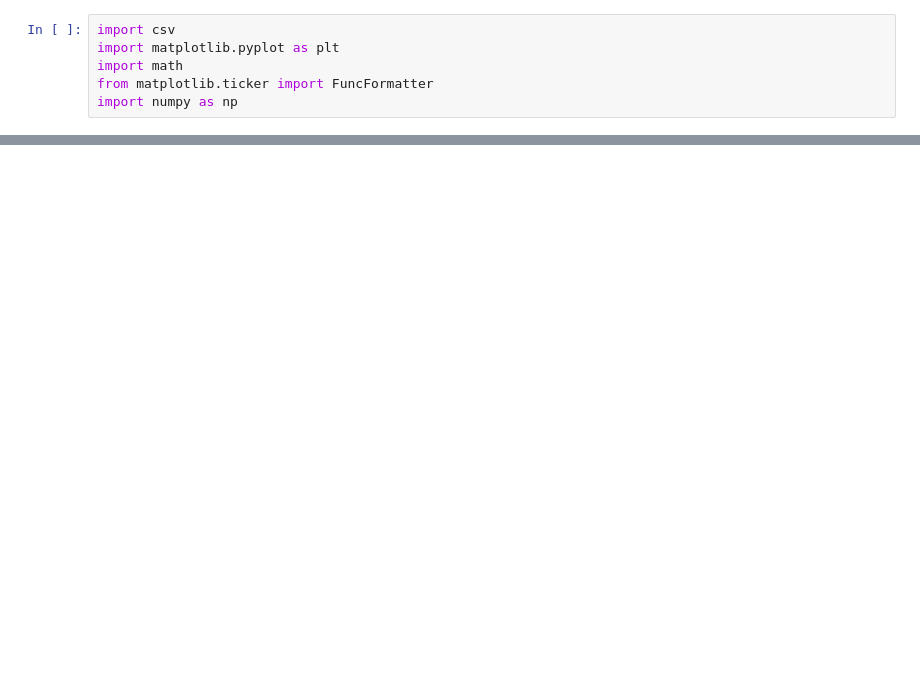
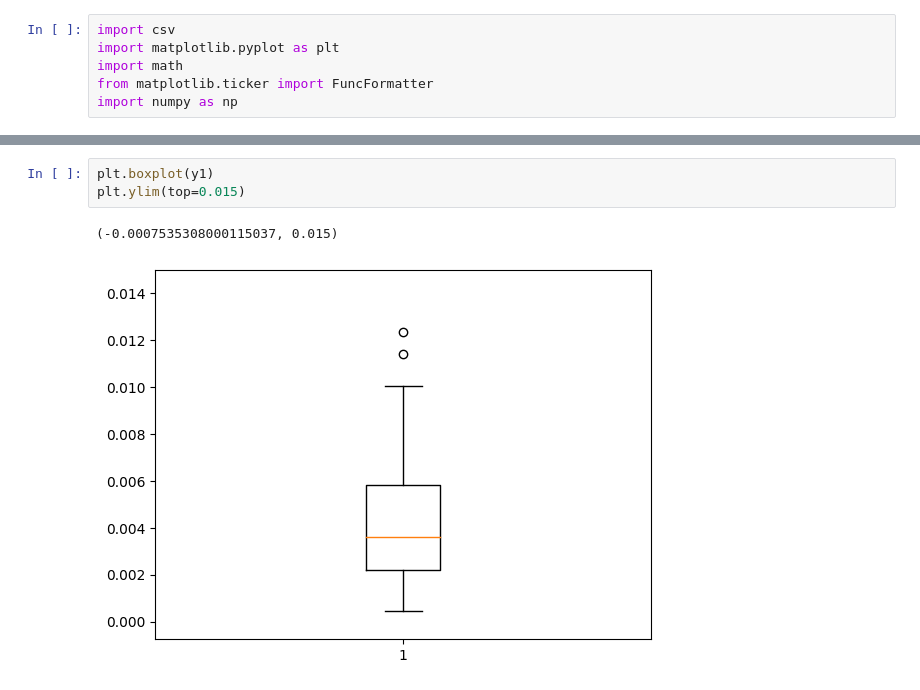
Before and after one commit to btdun2002/UAV, a Jupyter notebook: end_to_end.ipynb, the cells around one changed output, grey strips where cells are left out. Saved outputs shown, nothing was run; the diff lists cells and outputs as text; blank space fills up the shorter version.

```diff
--- a/end_to_end.ipynb
+++ b/end_to_end.ipynb
@@ -59,0 +58,6 @@ plt.show()
+# %%
+plt.boxplot(y1)
+plt.ylim(top=0.015)
+# %% [output]
+(-0.0007535308000115037, 0.015)
+[figure, added]
```
Also changed, not shown: parts of 7 cells of this notebook, 3 other files.
